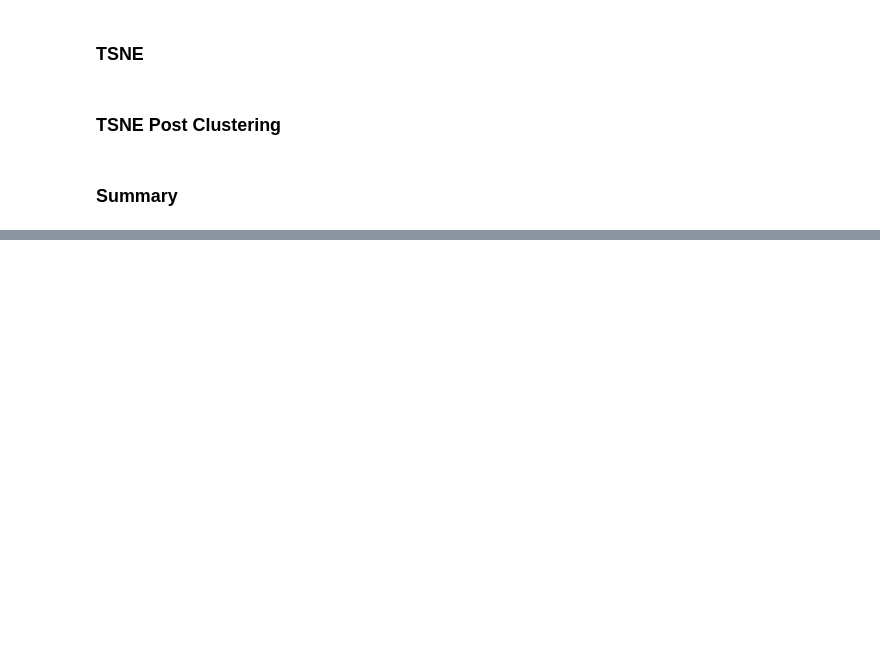
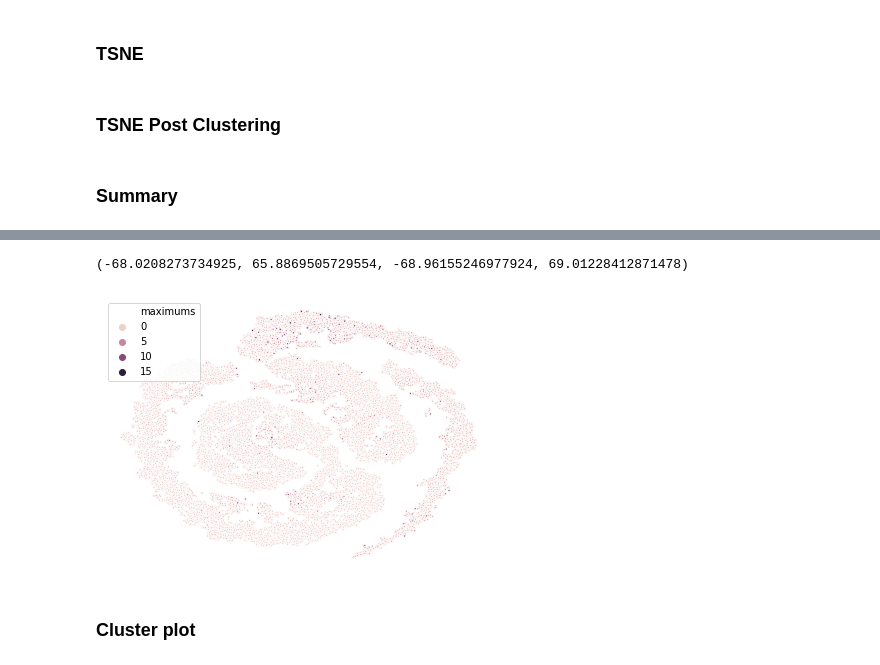
Before and after one commit to glennkroegel/pytorch-starlightcurves, a Jupyter notebook: clustering_plots.ipynb, the cells around one changed output, grey strips where cells are left out. Cells and saved outputs as stored; diff of their text form; code cells hidden in the pictures; blank space fills up the shorter version.

```diff
--- a/clustering_plots.ipynb
+++ b/clustering_plots.ipynb
@@ -83,3 +121,32 @@ import random
+# %%
+df['dip'] = 0
+df['maximums'] = 0
+df['max_fluctuation'] = 0
+df['variance'] = 0
+# %%
+for row, value in tqdm(df.iterrows()):
+    file = value['file']
+    data = np.load(file)[1]
+    # features
+    dip = data.min()
+    maxval = data.max()
+    maxfluc = maxval-dip
+    var = data.var()
+    df.at[row, 'dip'] = dip
+    df.at[row, 'maximums'] = maxval
+    df.at[row, 'max_fluctuation'] = maxfluc
+    df.at[row, 'variance'] = var
+# %%
+plt.figure(figsize=(7,5))
+# sns.scatterplot(x='x1', y='x2', hue='cluster', data=df,
+#                 palette=sns.color_palette("Paired", df.cluster.nunique()))
+ax=sns.scatterplot(x='x1', y='x2', data=df, s=5, alpha=1.0, hue='maximums')
+ax.axis('off')
+# %% [output]
+(-68.0208273734925, 65.8869505729554, -68.96155246977924, 69.01228412871478)
+[figure, added]
+# %% [markdown]
+### Cluster plot
 # %%
 samples = dict(df.groupby('cluster')['file'].apply(lambda x: random.choice(list(x))))
 # %%
```
Also changed, not shown: parts of 14 cells of this notebook, 2 other files.
